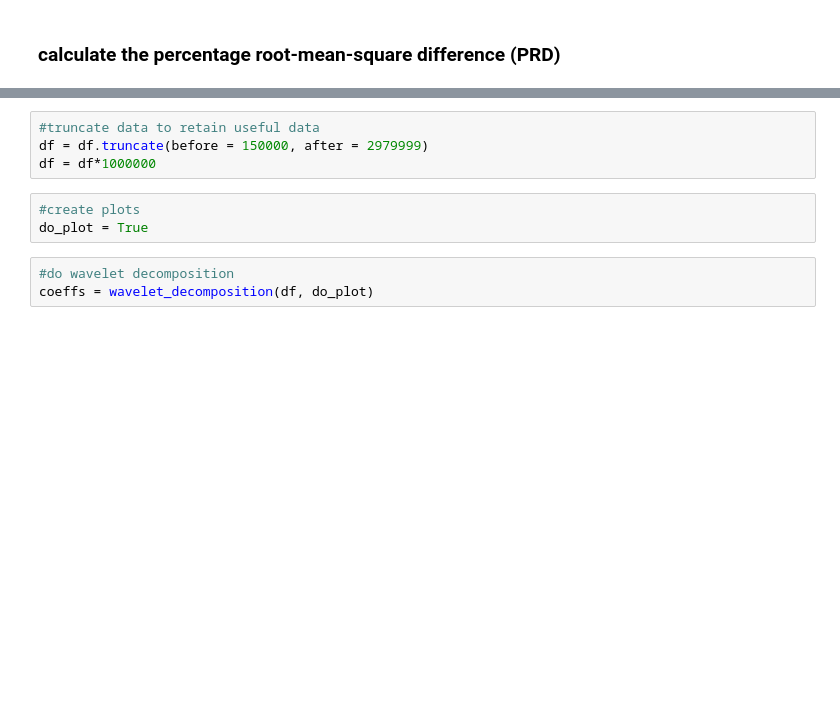
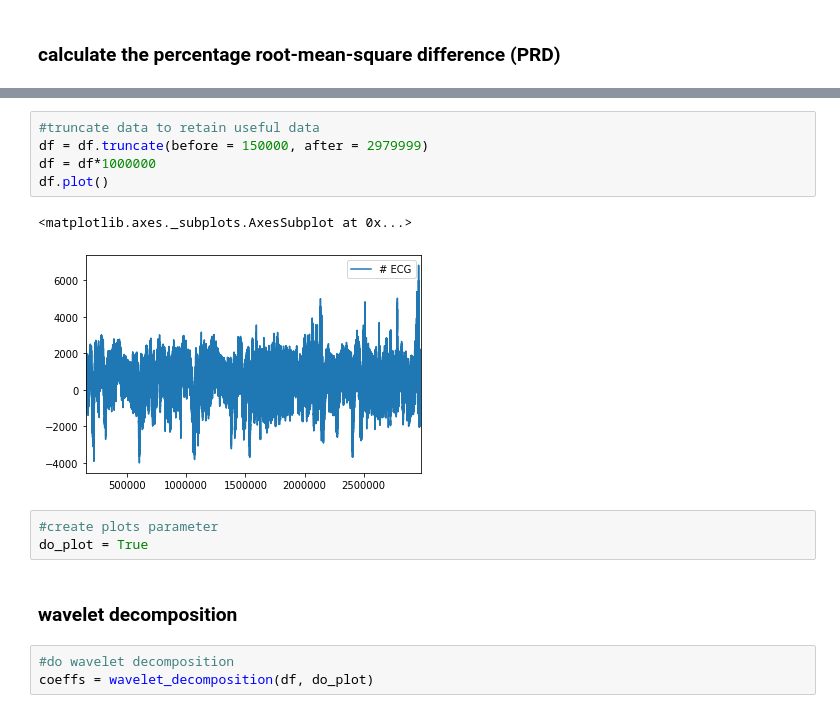
Before and after one commit to DigitalBiomarkerDiscoveryPipeline/Data-Compression-Toolbox, a Jupyter notebook: Joe/Wavelet-Based ECG Compression.ipynb, the cells around one changed output, grey strips where cells are left out. Saved outputs shown, nothing was run; the diff lists cells and outputs as text; blank space fills up the shorter version.

```diff
--- a/Joe/Wavelet-Based ECG Compression.ipynb
+++ b/Joe/Wavelet-Based ECG Compression.ipynb
@@ -818,10 +902,16 @@ Creating raw.info structure...
 # %%
 #truncate data to retain useful data
 df = df.truncate(before = 150000, after = 2979999)
 df = df*1000000
+df.plot()
+# %% [output]
+<matplotlib.axes._subplots.AxesSubplot at 0x...>
+[figure, added]
 # %%
-#create plots
+#create plots parameter
 do_plot = True
+# %% [markdown]
+### wavelet decomposition
 # %%
 #do wavelet decomposition
 coeffs = wavelet_decomposition(df, do_plot)
```
Also changed, not shown: parts of 31 cells of this notebook, 1 other file.
